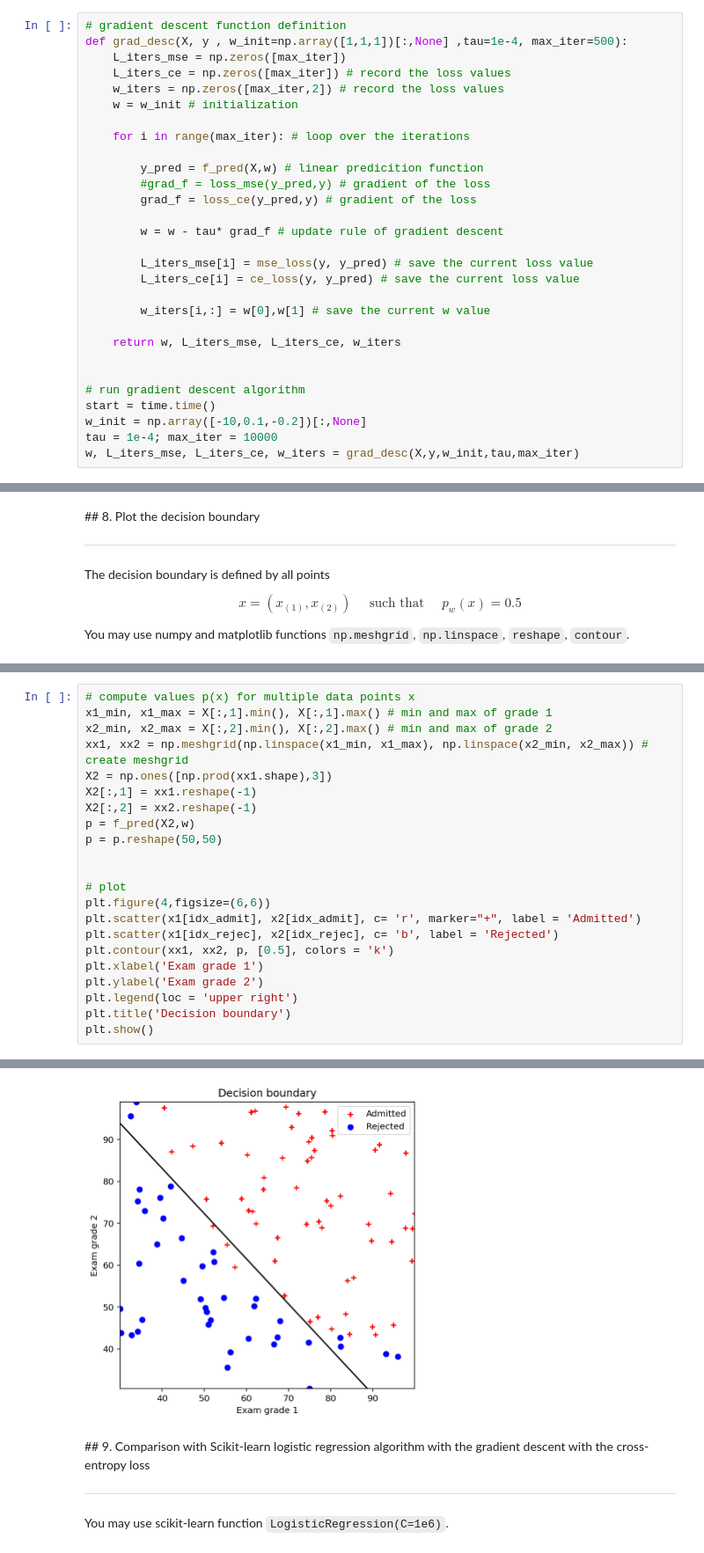
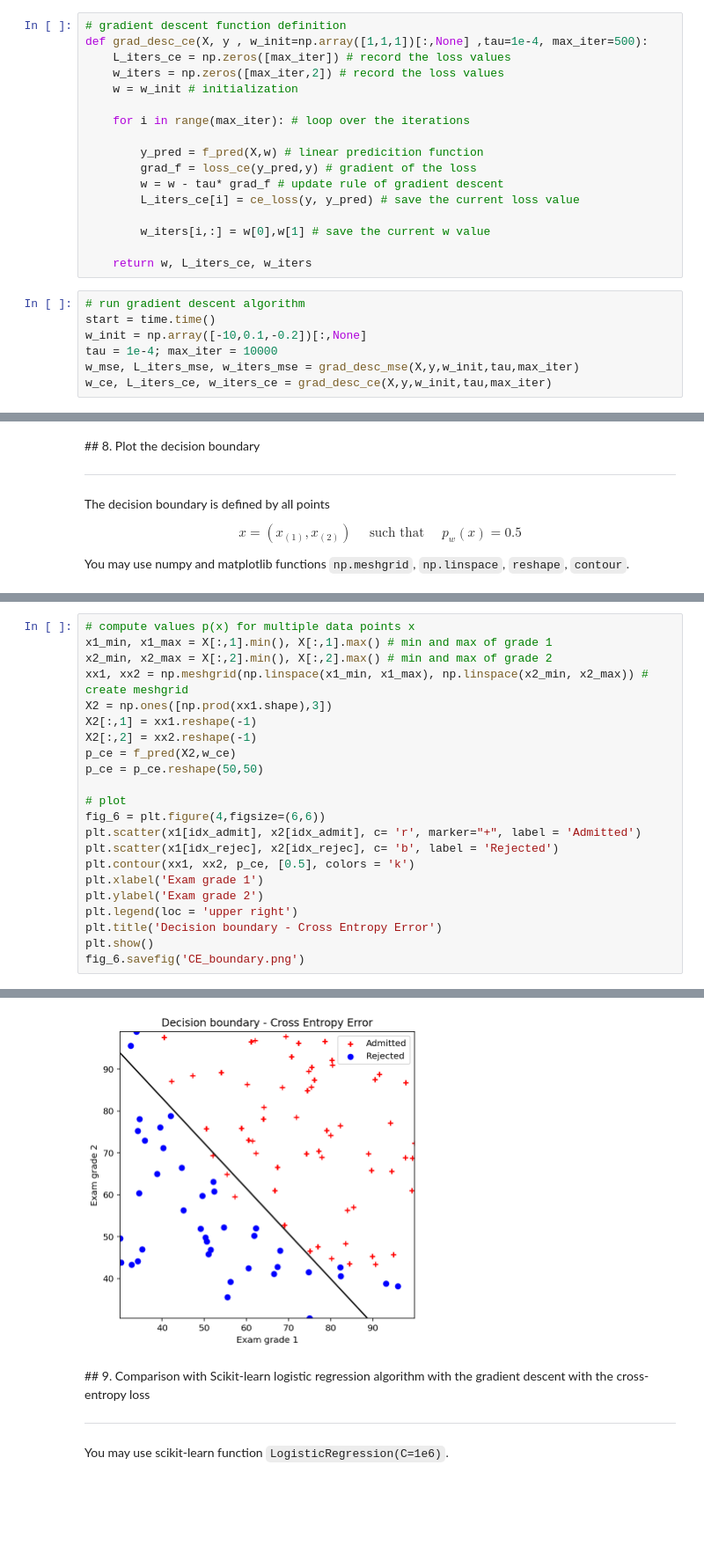
Before and after one commit to yesoly/MachineLearningProject, a Jupyter notebook: Assignment04.ipynb, the cells around one changed output, grey strips where cells are left out. Shown at 88% size. Saved outputs shown, nothing was run; the diff lists cells and outputs as text; blank space fills up the shorter version.

```diff
--- a/Assignment04.ipynb
+++ b/Assignment04.ipynb
@@ -295,7 +306,6 @@ $$
 # %%
 # gradient descent function definition
-def grad_desc(X, y , w_init=np.array([1,1,1])[:,None] ,tau=1e-4, max_iter=500):
-    L_iters_mse = np.zeros([max_iter])
+def grad_desc_ce(X, y , w_init=np.array([1,1,1])[:,None] ,tau=1e-4, max_iter=500):
     L_iters_ce = np.zeros([max_iter]) # record the loss values
     w_iters = np.zeros([max_iter,2]) # record the loss values
     w = w_init # initialization
@@ -303,23 +313,19 @@ def grad_desc(X, y , w_init=np.array([1,1,1])[:,None] ,tau=1e-4, max_iter=500):
     for i in range(max_iter): # loop over the iterations
 
         y_pred = f_pred(X,w) # linear predicition function
-        #grad_f = loss_mse(y_pred,y) # gradient of the loss
         grad_f = loss_ce(y_pred,y) # gradient of the loss
-
         w = w - tau* grad_f # update rule of gradient descent
-
-        L_iters_mse[i] = mse_loss(y, y_pred) # save the current loss value
         L_iters_ce[i] = ce_loss(y, y_pred) # save the current loss value
 
         w_iters[i,:] = w[0],w[1] # save the current w value
 
-    return w, L_iters_mse, L_iters_ce, w_iters
-
-
-# run gradient descent algorithm
-start = time.time()
-w_init = np.array([-10,0.1,-0.2])[:,None]
-tau = 1e-4; max_iter = 10000
-w, L_iters_mse, L_iters_ce, w_iters = grad_desc(X,y,w_init,tau,max_iter)
+    return w, L_iters_ce, w_iters
+# %%
+# run gradient descent algorithm
+start = time.time()
+w_init = np.array([-10,0.1,-0.2])[:,None]
+tau = 1e-4; max_iter = 10000
+w_mse, L_iters_mse, w_iters_mse = grad_desc_mse(X,y,w_init,tau,max_iter)
+w_ce, L_iters_ce, w_iters_ce = grad_desc_ce(X,y,w_init,tau,max_iter)
 # %%
 # plot
@@ -364,18 +399,18 @@ xx1, xx2 = np.meshgrid(np.linspace(x1_min, x1_max), np.linspace(x2_min, x2_max))
 X2 = np.ones([np.prod(xx1.shape),3])
 X2[:,1] = xx1.reshape(-1)
 X2[:,2] = xx2.reshape(-1)
-p = f_pred(X2,w)
-p = p.reshape(50,50)
-
+p_ce = f_pred(X2,w_ce)
+p_ce = p_ce.reshape(50,50)
 
 # plot
-plt.figure(4,figsize=(6,6))
+fig_6 = plt.figure(4,figsize=(6,6))
 plt.scatter(x1[idx_admit], x2[idx_admit], c= 'r', marker="+", label = 'Admitted')
 plt.scatter(x1[idx_rejec], x2[idx_rejec], c= 'b', label = 'Rejected')
-plt.contour(xx1, xx2, p, [0.5], colors = 'k')
+plt.contour(xx1, xx2, p_ce, [0.5], colors = 'k')
 plt.xlabel('Exam grade 1')
 plt.ylabel('Exam grade 2')
 plt.legend(loc = 'upper right')
-plt.title('Decision boundary')
+plt.title('Decision boundary - Cross Entropy Error')
 plt.show()
+fig_6.savefig('CE_boundary.png')
 # %% [output]
@@ -382,4 +420,4 @@ plt.show()
-[figure, old version]
+[figure, new version]
 # %% [markdown]
 ## 9. Comparison with Scikit-learn logistic regression algorithm with the gradient descent with the cross-entropy loss
 <hr>
```
Also changed, not shown: parts of 24 cells of this notebook.
